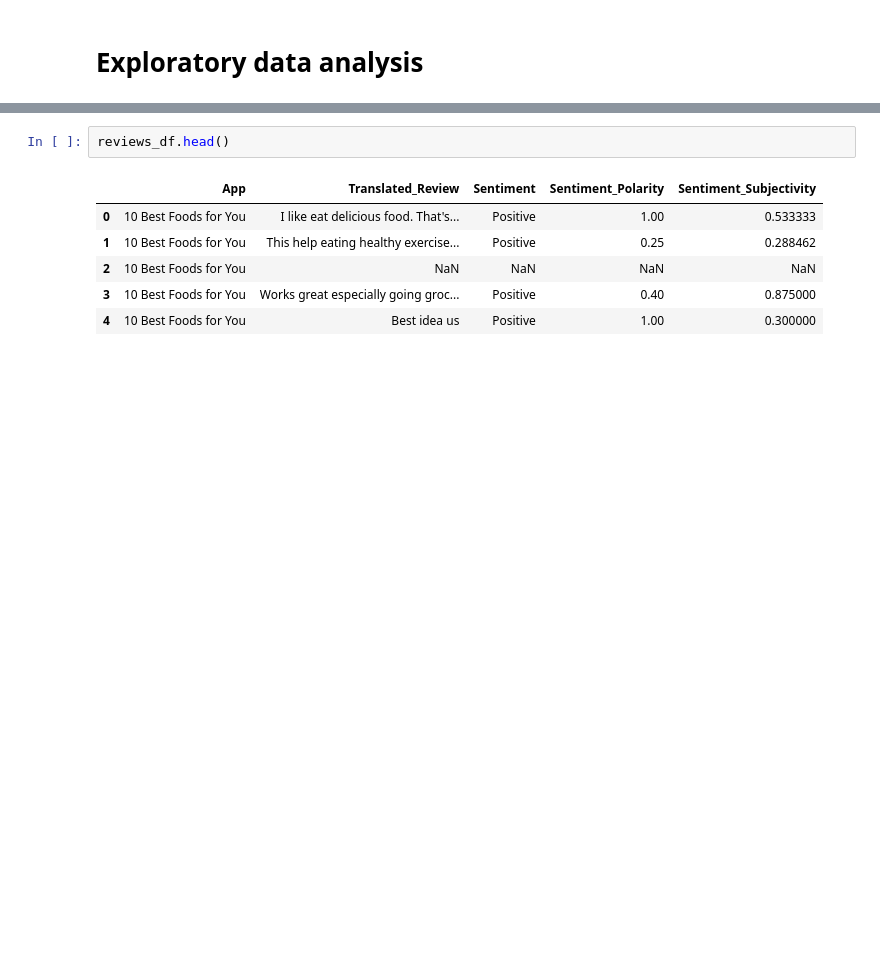
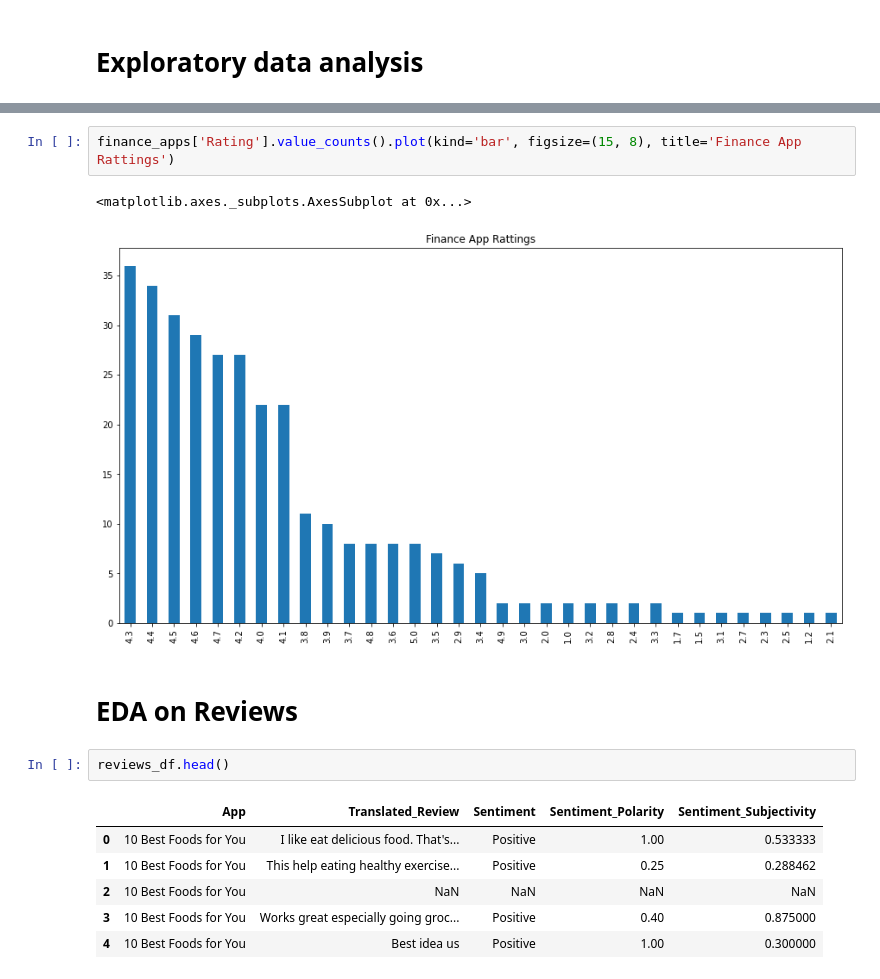
Before and after one commit to imad3k/GooglePlayStoreApps, a Jupyter notebook: Project_Notebook_01_EDA.ipynb, the cells around one changed output, grey strips where cells are left out. Drawn from its saved outputs; the diff is of its cells as text; blank space fills up the shorter version.

```diff
--- a/Project_Notebook_01_EDA.ipynb
+++ b/Project_Notebook_01_EDA.ipynb
@@ -62,3 +137,10 @@ memory usage: 1.1+ MB
+# %%
+finance_apps['Rating'].value_counts().plot(kind='bar', figsize=(15, 8), title='Finance App Rattings')
+# %% [output]
+<matplotlib.axes._subplots.AxesSubplot at 0x...>
+[figure, added]
+# %% [markdown]
+# EDA on Reviews
 # %%
 reviews_df.head()
 # %% [output]
```
Also changed, not shown: parts of 19 cells of this notebook.
